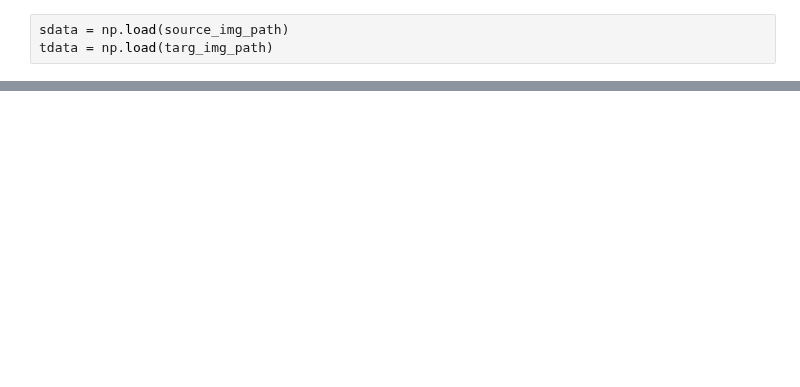
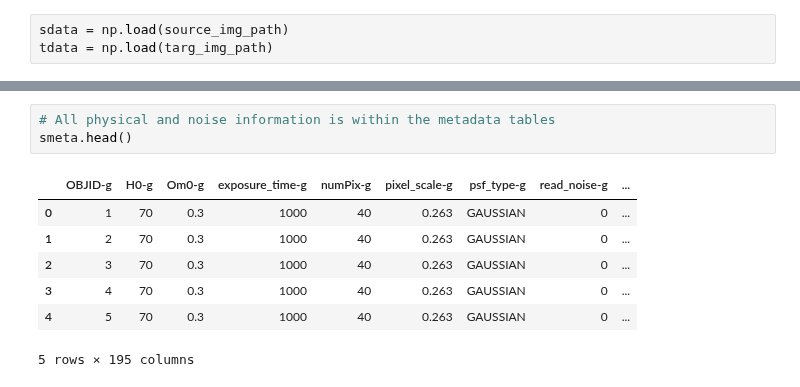
Before and after one commit to deepskies/DomainAdaptiveMVEforLensModeling, a Jupyter notebook: src/sim/notebooks/gen_sim.ipynb, the cells around one changed output, grey strips where cells are left out. Drawn from its saved outputs; the diff is of its cells as text; blank space fills up the shorter version.

```diff
--- a/src/sim/notebooks/gen_sim.ipynb
+++ b/src/sim/notebooks/gen_sim.ipynb
@@ -246,0 +147,11 @@ lens_new.to_csv("../configs/lens_colors.txt", sep='\t', index = False)
+# %%
+# All physical and noise information is within the metadata tables
+smeta.head()
+# %% [output]
+|  | OBJID-g | H0-g | Om0-g | exposure_time-g | numPix-g | pixel_scale-g | psf_type-g | read_noise-g | ... |
+| 0 | 1 | 70 | 0.3 | 1000 | 40 | 0.263 | GAUSSIAN | 0 | ... |
+| 1 | 2 | 70 | 0.3 | 1000 | 40 | 0.263 | GAUSSIAN | 0 | ... |
+| 2 | 3 | 70 | 0.3 | 1000 | 40 | 0.263 | GAUSSIAN | 0 | ... |
+| 3 | 4 | 70 | 0.3 | 1000 | 40 | 0.263 | GAUSSIAN | 0 | ... |
+| 4 | 5 | 70 | 0.3 | 1000 | 40 | 0.263 | GAUSSIAN | 0 | ... |
+5 rows × 195 columns
```
Also changed, not shown: parts of 43 cells of this notebook, 1 other file.
